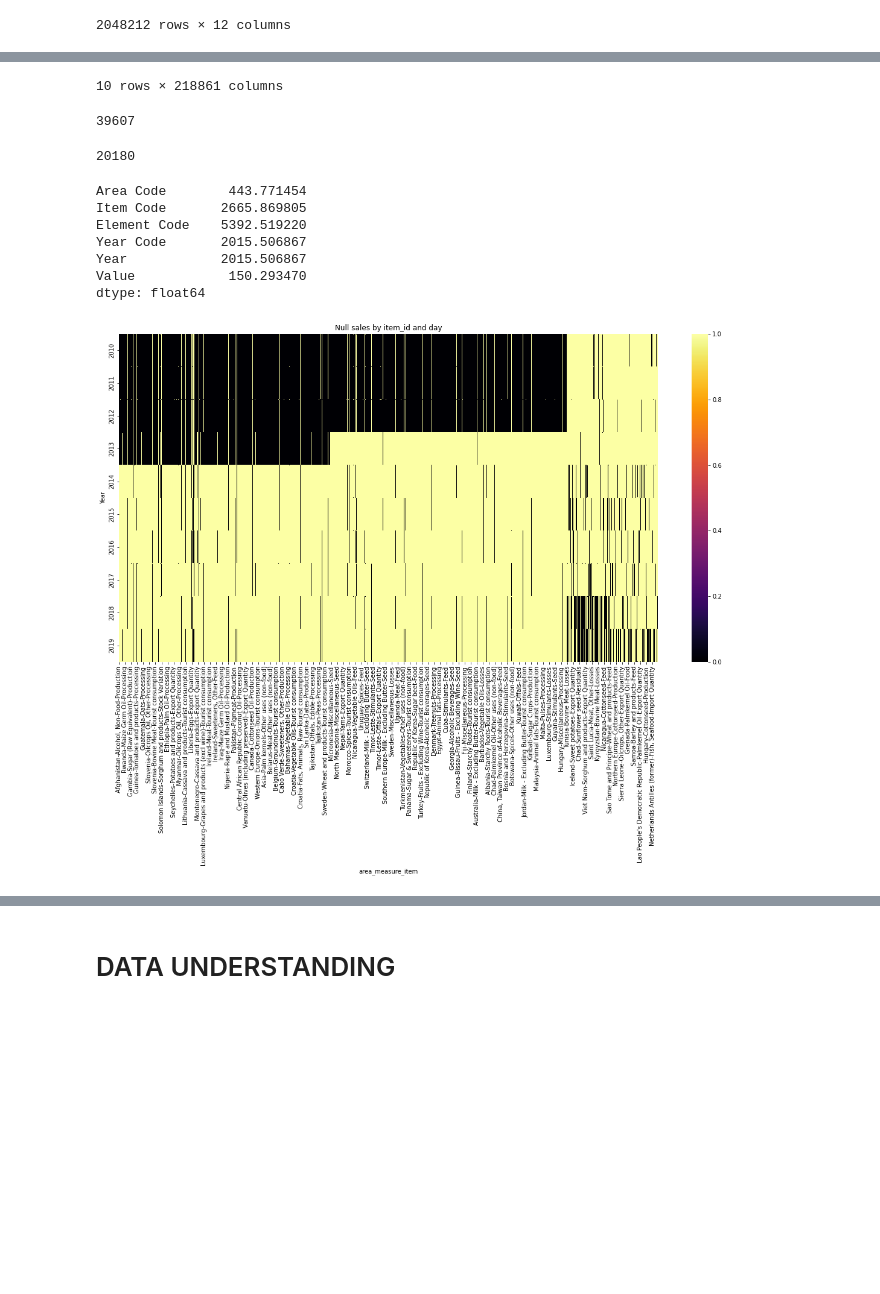
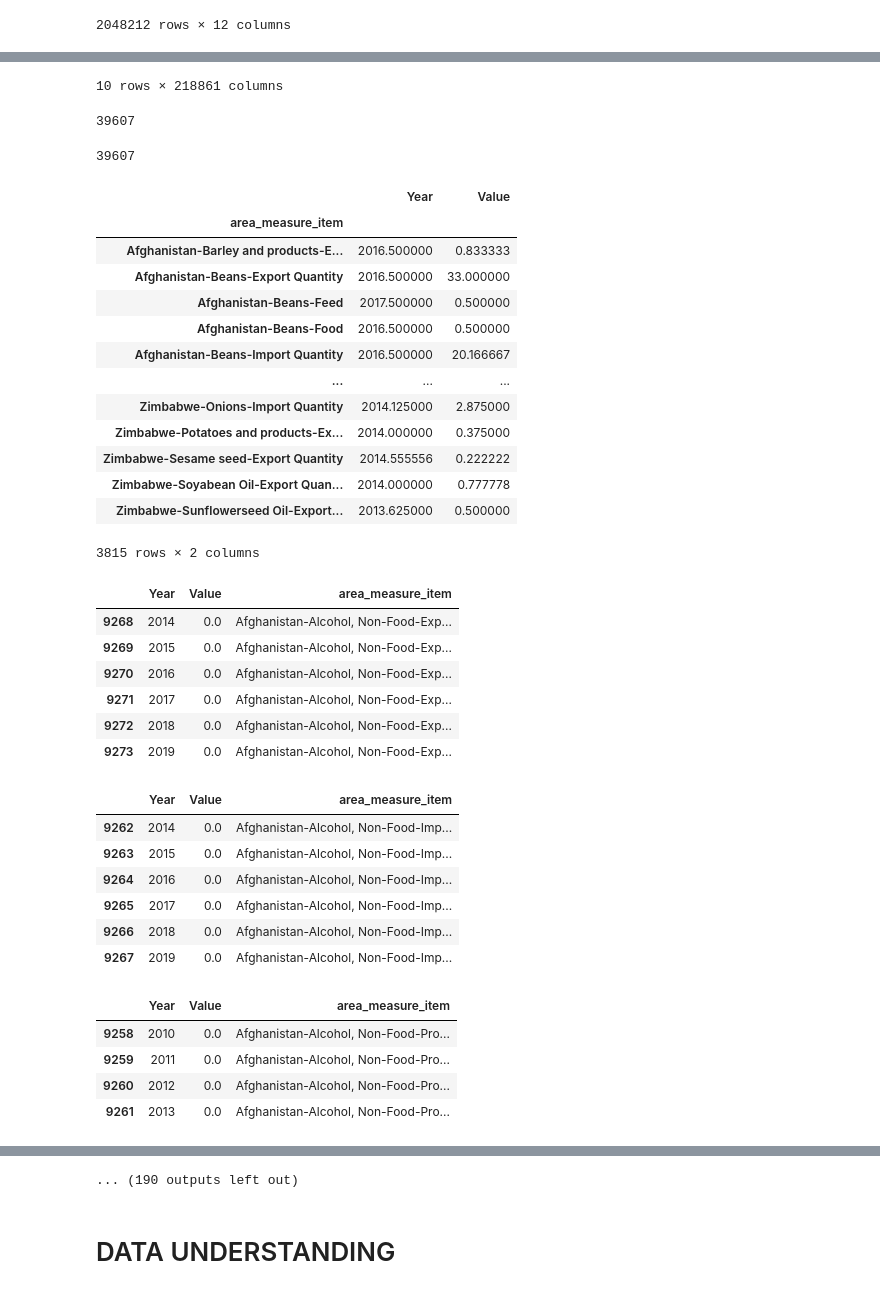
Before and after one commit to RgomezRo/capstone, a Jupyter notebook: Time series.ipynb, the cells around one changed output, grey strips where cells are left out. Drawn from its saved outputs; the diff is of its cells as text; code cells hidden in the pictures; blank space fills up the shorter version.

Commit message:
Modified stimated null calculation

```diff
--- a/Time series.ipynb
+++ b/Time series.ipynb
@@ -160,42 +160,70 @@ display(gb_df_)
 order_of_columns = list(gb_df_.sum()[(gb_df_.sum())>0].sort_values().index)
 
 toRetrieveInfo =gb_df_.sum()[(gb_df_.sum())>0].index
 
 display(len(order_of_columns))
 
-order_of_columns = list(gb_df_.sum()[(gb_df_.sum()*2)>gb_df_.count()].sort_values().index)
 
-display(len(order_of_columns))
+display(len(toRetrieveInfo.unique()))
 
 gb_df_ = gb_df_[order_of_columns]
 
 plt.figure(figsize = (20, 10))
 plot = sns.heatmap(gb_df_, cbar = True, cmap = "inferno")
 plot.set_title("Null sales by item_id and day");
 
 
-display(df_food_balances[(df_food_balances["area_measure_item"].isin(toRetrieveInfo))&(df_food_balances["Value"]>0)].mean())
+null_new_values = short_df[(short_df["area_measure_item"].isin(toRetrieveInfo))].groupby("area_measure_item").mean()
+display(null_new_values[null_new_values["Value"]>0])
+
+for x in toRetrieveInfo:
+  display(short_df[short_df["area_measure_item"]==x])
 # %% [output]
 | area_measure_item | Afghanistan-Alcohol, Non-Food-Dom... | Afghanistan-Alcohol, Non-Food-Exp... | Afghanistan-Alcohol, Non-Food-Imp... | Afghanistan-Alcohol, Non-Food-Pro... | ... |
 | Year |  |  |  |  | ... |
 | 2010 | False | True | True | False | ... |
 | 2011 | False | True | True | False | ... |
 | 2012 | False | True | True | False | ... |
 | 2013 | False | True | True | False | ... |
 | 2014 | False | False | False | True | ... |
 | 2015 | False | False | False | True | ... |
 | 2016 | False | False | False | True | ... |
 | 2017 | False | False | False | True | ... |
 | 2018 | False | False | False | True | ... |
 | 2019 | False | False | False | True | ... |
 10 rows × 218861 columns
 39607
-20180
+39607
+|  | Year | Value |
+| area_measure_item |  |  |
+| Afghanistan-Barley and products-E... | 2016.500000 | 0.833333 |
+| Afghanistan-Beans-Export Quantity | 2016.500000 | 33.000000 |
+| Afghanistan-Beans-Feed | 2017.500000 | 0.500000 |
+| Afghanistan-Beans-Food | 2016.500000 | 0.500000 |
+| Afghanistan-Beans-Import Quantity | 2016.500000 | 20.166667 |
+| ... | ... | ... |
+| Zimbabwe-Onions-Import Quantity | 2014.125000 | 2.875000 |
+| Zimbabwe-Potatoes and products-Ex... | 2014.000000 | 0.375000 |
+| Zimbabwe-Sesame seed-Export Quantity | 2014.555556 | 0.222222 |
+| Zimbabwe-Soyabean Oil-Export Quan... | 2014.000000 | 0.777778 |
+| Zimbabwe-Sunflowerseed Oil-Export... | 2013.625000 | 0.500000 |
-Area Code        443.771454
-Item Code       2665.869805
-Element Code    5392.519220
-Year Code       2015.506867
-Year            2015.506867
-Value            150.293470
-dtype: float64
+3815 rows × 2 columns
-[figure, removed]
+|  | Year | Value | area_measure_item |
+| 9268 | 2014 | 0.0 | Afghanistan-Alcohol, Non-Food-Exp... |
+| 9269 | 2015 | 0.0 | Afghanistan-Alcohol, Non-Food-Exp... |
+| 9270 | 2016 | 0.0 | Afghanistan-Alcohol, Non-Food-Exp... |
+| 9271 | 2017 | 0.0 | Afghanistan-Alcohol, Non-Food-Exp... |
+| 9272 | 2018 | 0.0 | Afghanistan-Alcohol, Non-Food-Exp... |
+| 9273 | 2019 | 0.0 | Afghanistan-Alcohol, Non-Food-Exp... |
+|  | Year | Value | area_measure_item |
+| 9262 | 2014 | 0.0 | Afghanistan-Alcohol, Non-Food-Imp... |
+| 9263 | 2015 | 0.0 | Afghanistan-Alcohol, Non-Food-Imp... |
+| 9264 | 2016 | 0.0 | Afghanistan-Alcohol, Non-Food-Imp... |
+| 9265 | 2017 | 0.0 | Afghanistan-Alcohol, Non-Food-Imp... |
+| 9266 | 2018 | 0.0 | Afghanistan-Alcohol, Non-Food-Imp... |
+| 9267 | 2019 | 0.0 | Afghanistan-Alcohol, Non-Food-Imp... |
+|  | Year | Value | area_measure_item |
+| 9258 | 2010 | 0.0 | Afghanistan-Alcohol, Non-Food-Pro... |
+| 9259 | 2011 | 0.0 | Afghanistan-Alcohol, Non-Food-Pro... |
+| 9260 | 2012 | 0.0 | Afghanistan-Alcohol, Non-Food-Pro... |
+| 9261 | 2013 | 0.0 | Afghanistan-Alcohol, Non-Food-Pro... |
@@ -202,3 +254,4 @@ dtype: float64
+... (190 outputs left out)
 # %%
 df = pd.read_csv(Database, encoding = "ISO-8859-1")
 # %% [markdown]
```
Also changed, not shown: parts of 1 cell of this notebook.
